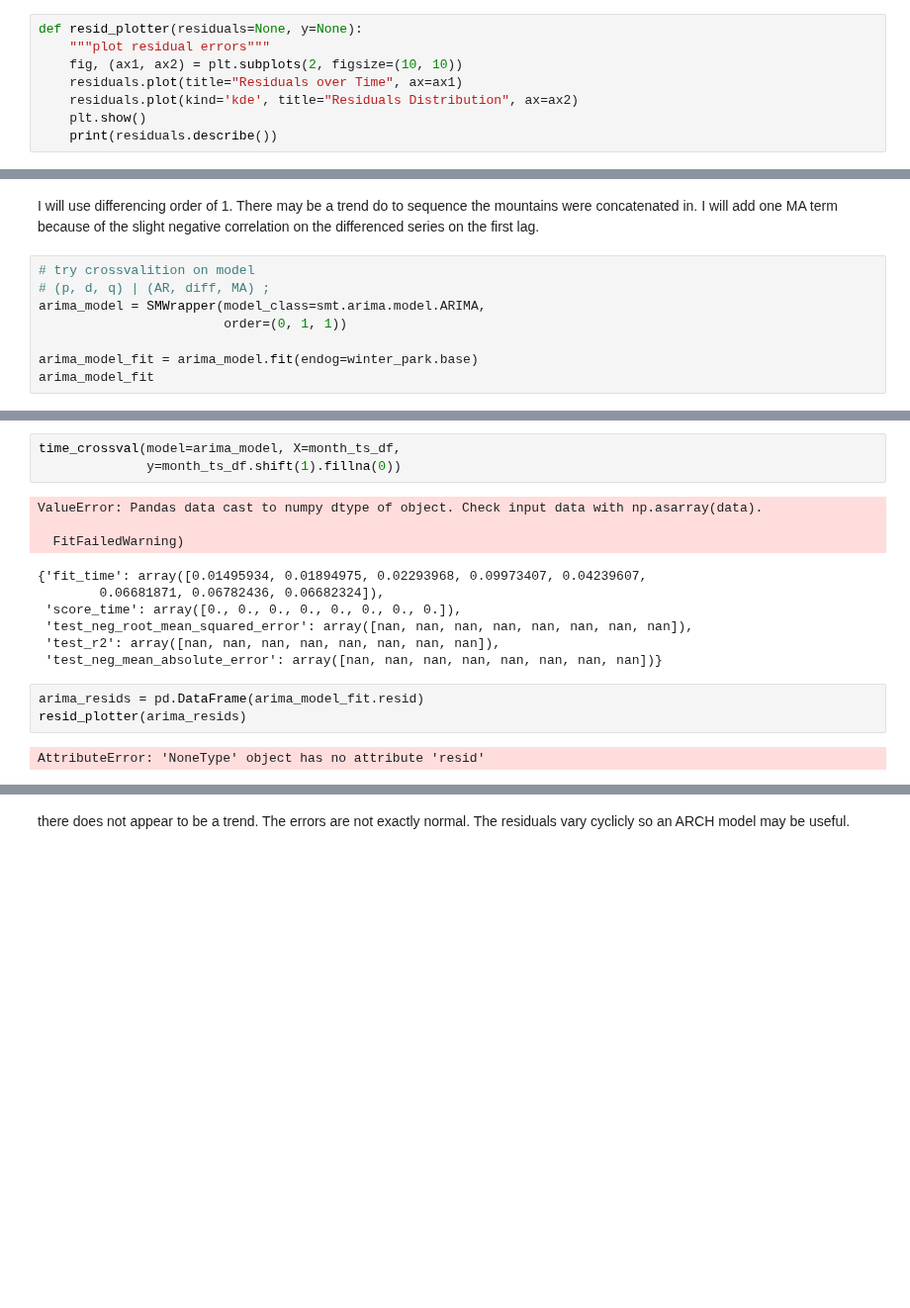
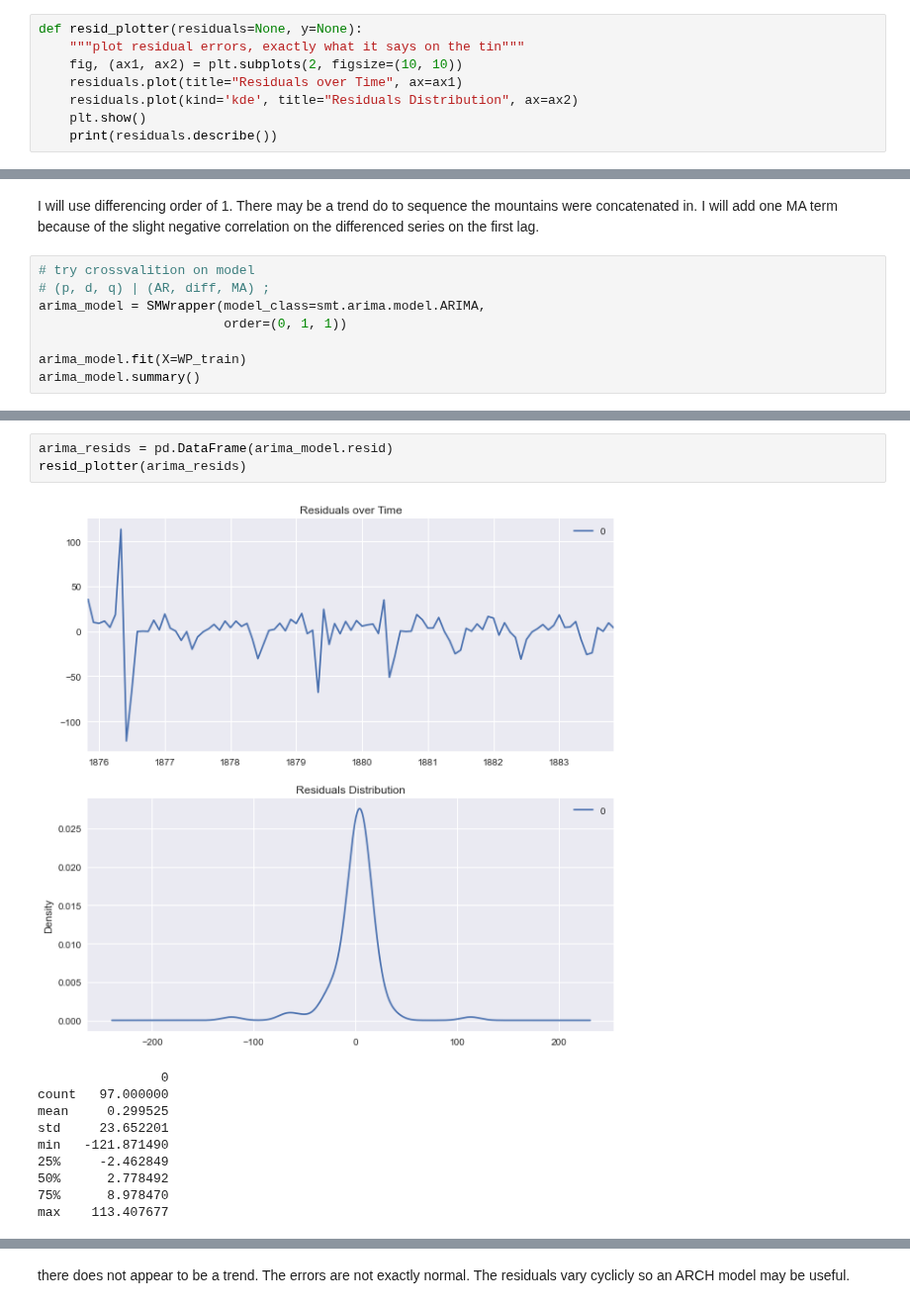
Before and after one commit to chrisoyer/ski-snow-modeling, a Jupyter notebook: src/analysis/snow_ts_analysis.ipynb, the cells around one changed output, grey strips where cells are left out. Shown at 99% size. Drawn from its saved outputs; the diff is of its cells as text; blank space fills up the shorter version.

```diff
--- a/src/analysis/snow_ts_analysis.ipynb
+++ b/src/analysis/snow_ts_analysis.ipynb
@@ -106,7 +105,7 @@ def AC_PAC_plotter(df=None, lags=30, differences=None):
     fig
 # %%
 def resid_plotter(residuals=None, y=None):
-    """plot residual errors"""
+    """plot residual errors, exactly what it says on the tin"""
     fig, (ax1, ax2) = plt.subplots(2, figsize=(10, 10))
     residuals.plot(title="Residuals over Time", ax=ax1)
     residuals.plot(kind='kde', title="Residuals Distribution", ax=ax2)
@@ -243,5 +274,5 @@ I will add one MA term because of the slight negative correlation on the differe
 arima_model = SMWrapper(model_class=smt.arima.model.ARIMA,
                         order=(0, 1, 1))
 
-arima_model_fit = arima_model.fit(endog=winter_park.base)
-arima_model_fit
+arima_model.fit(X=WP_train)
+arima_model.summary()
@@ -248,19 +297,15 @@ arima_model_fit
-# %%
-time_crossval(model=arima_model, X=month_ts_df,
-              y=month_ts_df.shift(1).fillna(0))
-# %% [output]
-ValueError: Pandas data cast to numpy dtype of object. Check input data with np.asarray(data).
-
-  FitFailedWarning)
-{'fit_time': array([0.01495934, 0.01894975, 0.02293968, 0.09973407, 0.04239607,
-        0.06681871, 0.06782436, 0.06682324]),
- 'score_time': array([0., 0., 0., 0., 0., 0., 0., 0.]),
- 'test_neg_root_mean_squared_error': array([nan, nan, nan, nan, nan, nan, nan, nan]),
- 'test_r2': array([nan, nan, nan, nan, nan, nan, nan, nan]),
- 'test_neg_mean_absolute_error': array([nan, nan, nan, nan, nan, nan, nan, nan])}
 # %%
-arima_resids = pd.DataFrame(arima_model_fit.resid)
+arima_resids = pd.DataFrame(arima_model.resid)
 resid_plotter(arima_resids)
 # %% [output]
+[figure, added]
-AttributeError: 'NoneType' object has no attribute 'resid'
+                0
+count   97.000000
+mean     0.299525
+std     23.652201
+min   -121.871490
+25%     -2.462849
+50%      2.778492
+75%      8.978470
+max    113.407677
 # %%
```
Also changed, not shown: parts of 16 cells of this notebook.
